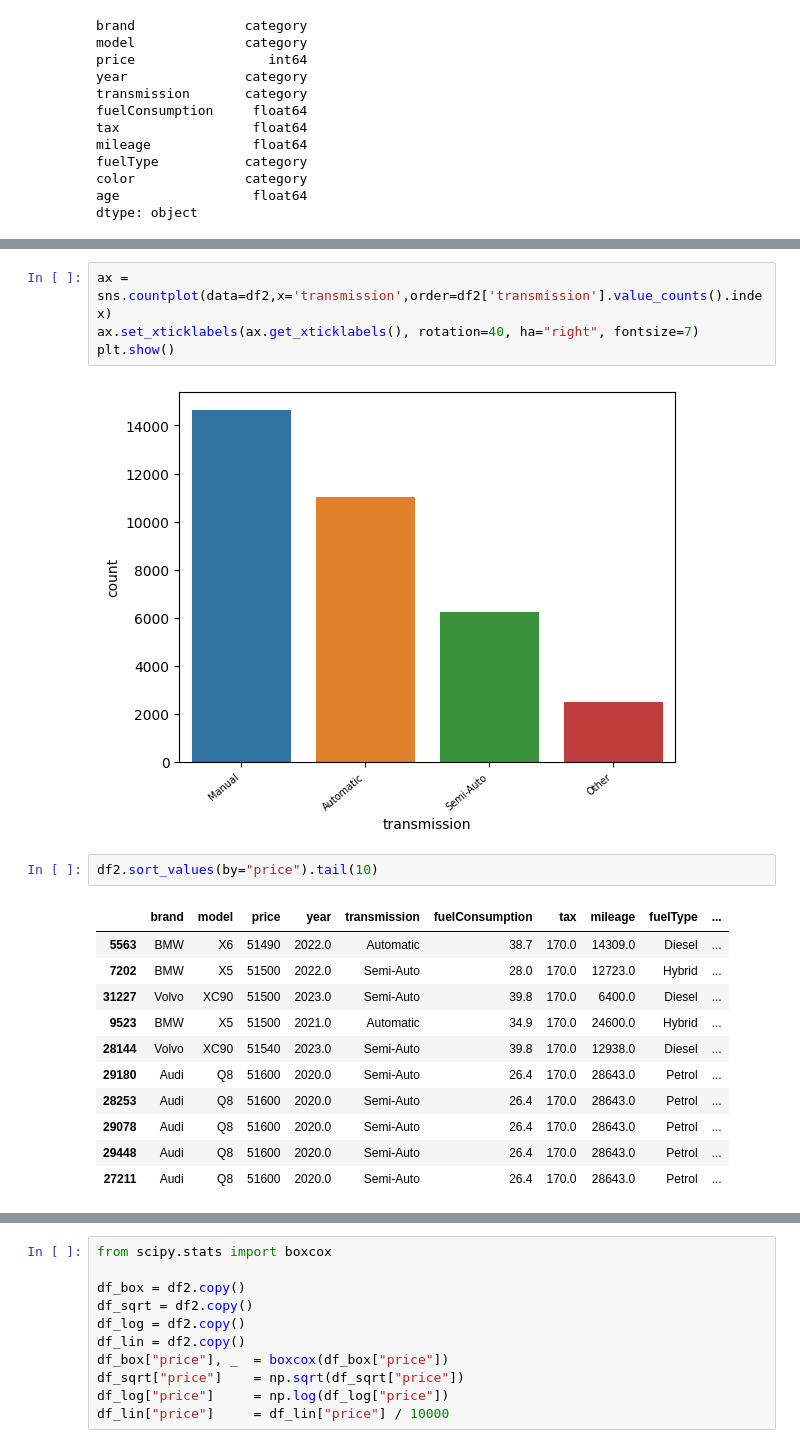
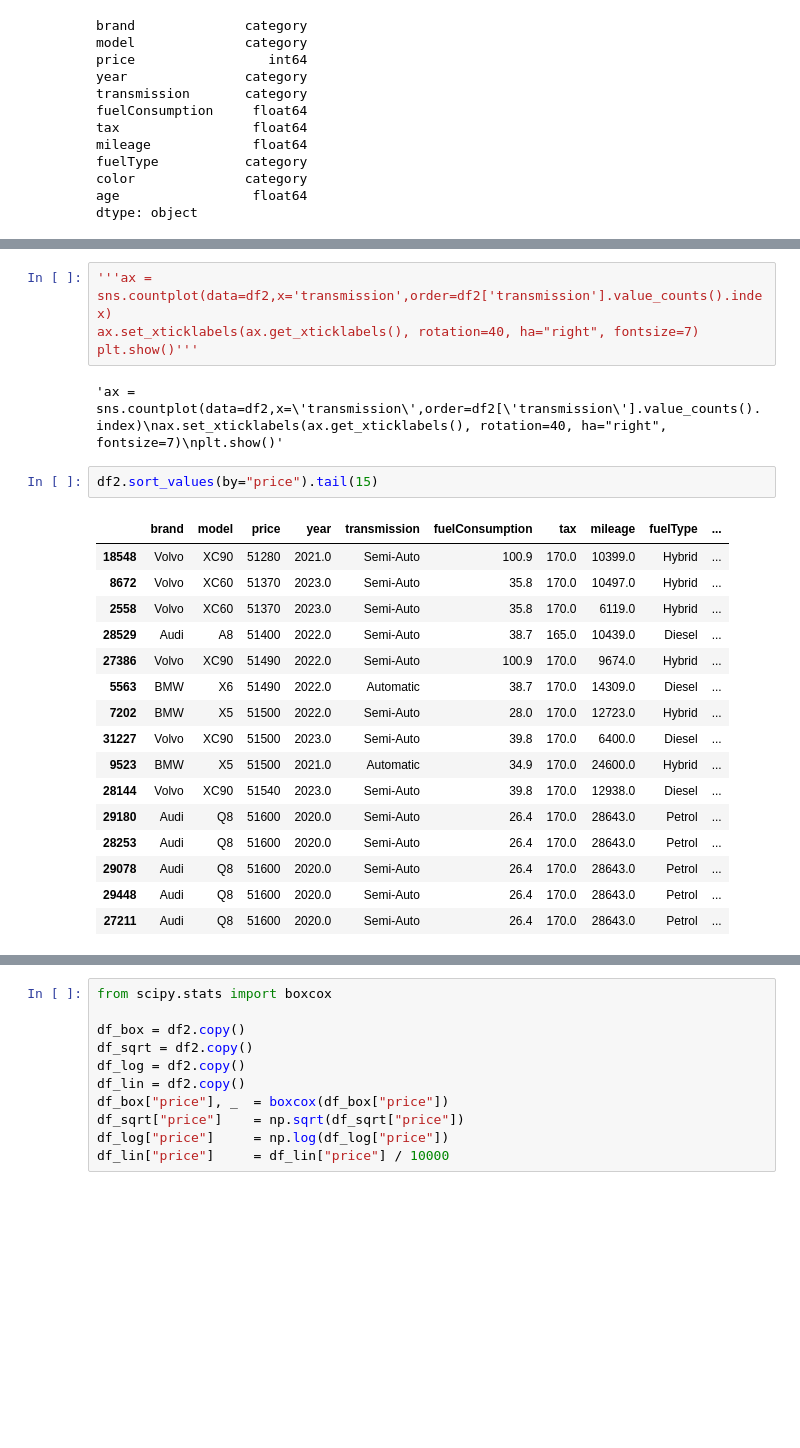
Before and after one commit to aykansandal/MDAProjekt, a Jupyter notebook: scrape copy.ipynb, the cells around one changed output, grey strips where cells are left out. Drawn from its saved outputs; the diff is of its cells as text; blank space fills up the shorter version.

```diff
--- a/scrape copy.ipynb
+++ b/scrape copy.ipynb
@@ -924,13 +911,18 @@ plt.show()
 # %%
-ax = sns.countplot(data=df2,x='transmission',order=df2['transmission'].value_counts().index)
+'''ax = sns.countplot(data=df2,x='transmission',order=df2['transmission'].value_counts().index)
 ax.set_xticklabels(ax.get_xticklabels(), rotation=40, ha="right", fontsize=7)
-plt.show()
+plt.show()'''
 # %% [output]
-[figure, removed]
+'ax = sns.countplot(data=df2,x=\'transmission\',order=df2[\'transmission\'].value_counts().index)\nax.set_xticklabels(ax.get_xticklabels(), rotation=40, ha="right", fontsize=7)\nplt.show()'
 # %%
-df2.sort_values(by="price").tail(10)
+df2.sort_values(by="price").tail(15)
 # %% [output]
 |  | brand | model | price | year | transmission | fuelConsumption | tax | mileage | fuelType | ... |
+| 18548 | Volvo | XC90 | 51280 | 2021.0 | Semi-Auto | 100.9 | 170.0 | 10399.0 | Hybrid | ... |
+| 8672 | Volvo | XC60 | 51370 | 2023.0 | Semi-Auto | 35.8 | 170.0 | 10497.0 | Hybrid | ... |
+| 2558 | Volvo | XC60 | 51370 | 2023.0 | Semi-Auto | 35.8 | 170.0 | 6119.0 | Hybrid | ... |
+| 28529 | Audi | A8 | 51400 | 2022.0 | Semi-Auto | 38.7 | 165.0 | 10439.0 | Diesel | ... |
+| 27386 | Volvo | XC90 | 51490 | 2022.0 | Semi-Auto | 100.9 | 170.0 | 9674.0 | Hybrid | ... |
 | 5563 | BMW | X6 | 51490 | 2022.0 | Automatic | 38.7 | 170.0 | 14309.0 | Diesel | ... |
 | 7202 | BMW | X5 | 51500 | 2022.0 | Semi-Auto | 28.0 | 170.0 | 12723.0 | Hybrid | ... |
 | 31227 | Volvo | XC90 | 51500 | 2023.0 | Semi-Auto | 39.8 | 170.0 | 6400.0 | Diesel | ... |
```
Also changed, not shown: parts of 54 cells of this notebook.
